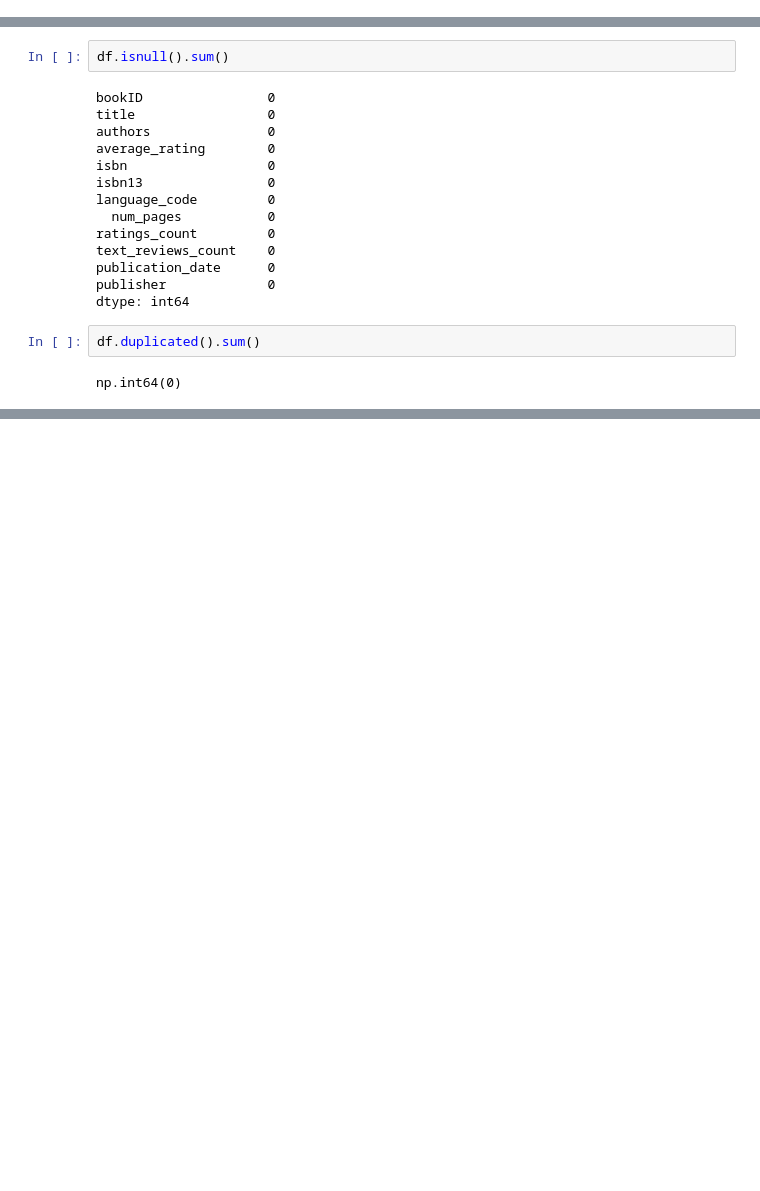
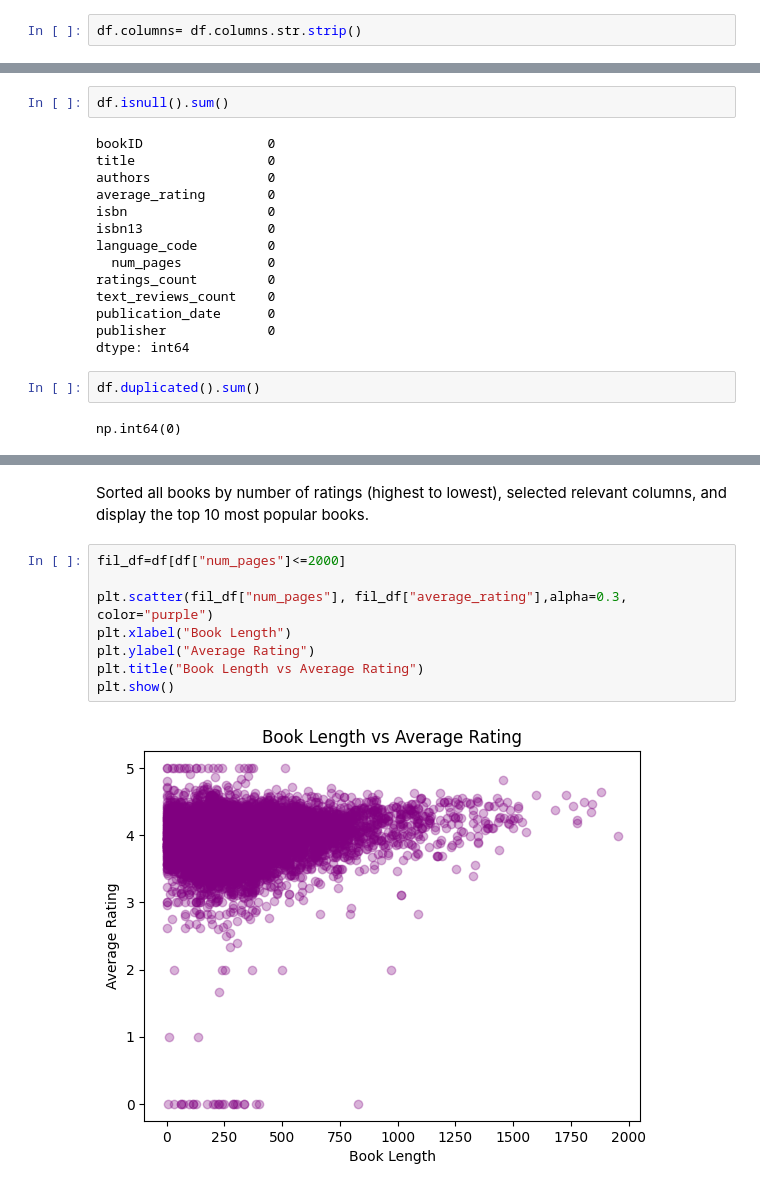
Before and after one commit to suhani-k7/GoodReads-EDA, a Jupyter notebook: main.ipynb, the cells around one changed output, grey strips where cells are left out. Drawn from its saved outputs; the diff is of its cells as text; blank space fills up the shorter version.

```diff
--- a/main.ipynb
+++ b/main.ipynb
@@ -16,6 +14,8 @@ Index(['bookID', 'title', 'authors', 'average_rating', 'isbn', 'isbn13',
        'language_code', '  num_pages', 'ratings_count', 'text_reviews_count',
        'publication_date', 'publisher'],
       dtype='str')
+# %%
+df.columns= df.columns.str.strip()
 # %%
 df.info()
 # %% [output]
@@ -80,0 +99,12 @@ plt.show()
+# %% [markdown]
+Sorted all books by number of ratings (highest to lowest), selected relevant columns, and display the top 10 most popular books.
+# %%
+fil_df=df[df["num_pages"]<=2000]
+
+plt.scatter(fil_df["num_pages"], fil_df["average_rating"],alpha=0.3, color="purple")
+plt.xlabel("Book Length")
+plt.ylabel("Average Rating")
+plt.title("Book Length vs Average Rating")
+plt.show()
+# %% [output]
+[figure, added]
```
Also changed, not shown: parts of 5 cells of this notebook.
